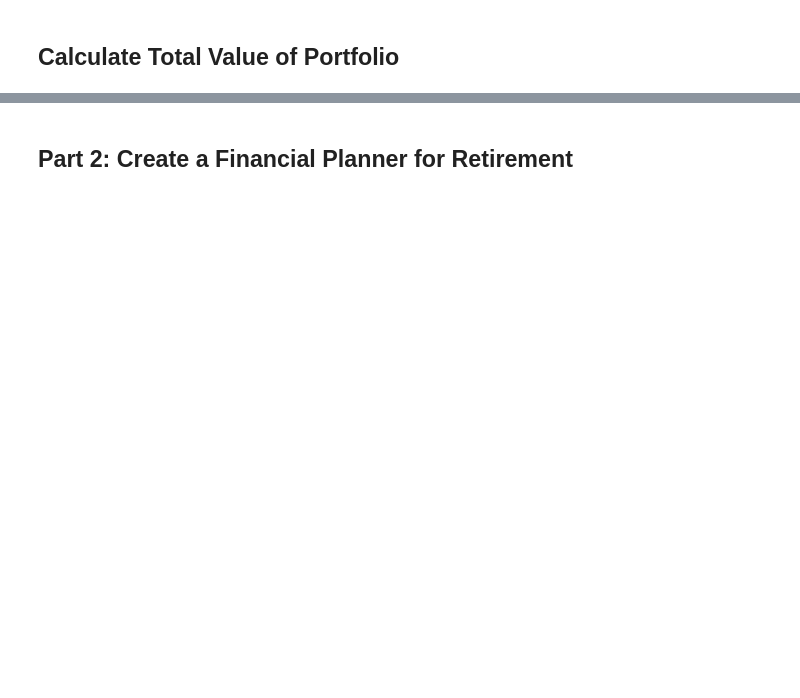
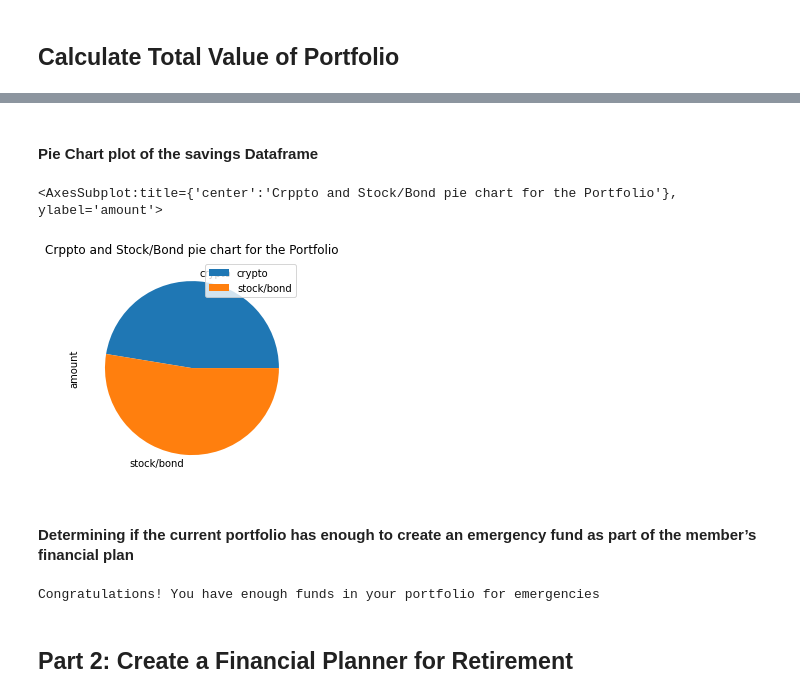
Before and after one commit to rupikaranjan/Plan_Your_Finance, a Jupyter notebook: financial_planning_tools.ipynb, the cells around one changed output, grey strips where cells are left out. Saved outputs shown, nothing was run; the diff lists cells and outputs as text; code cells hidden in the pictures; blank space fills up the shorter version.

Commit message:
Added Evaluation of emergency funds for the portfolio

```diff
--- a/financial_planning_tools.ipynb
+++ b/financial_planning_tools.ipynb
@@ -242,0 +267,4 @@ Name: close, dtype: float64
+# %%
+# Navigate portfolio_df and get SPY closing price
+spy_close_price = float(portfolio_df["SPY"]["close"])
+spy_close_price
@@ -309,6 +331,7 @@ In this section, you’ll use the valuations for the cryptocurrency wallet and f
 # %%
 # Consolidate financial assets data into a Python list
-# YOUR CODE HERE
+savings_data = [total_crypto_wallet,total_stocks_bonds]
 
-# Review the Python list savings_data
-# YOUR CODE HERE
+
+print("\nThe portfolio saving data value is :")
+savings_data
@@ -363,0 +343,7 @@ Step 2. Create a series of three if statements to determine if the member’s to
+# %%
+savings_df = pd.DataFrame(savings_data,
+                         columns=["amount"],
+                         index=["crypto","stock/bond"])
+
+print("\nSavings Dataframe : ")
+savings_df
@@ -363,0 +355,11 @@ Step 2. Create a series of three if statements to determine if the member’s to
+# %% [markdown]
+#### Pie Chart plot of the savings Dataframe
+# %%
+savings_df.plot.pie(title="Crppto and Stock/Bond pie chart for the Portfolio",
+                   y="amount",
+                   )
+# %% [output]
+<AxesSubplot:title={'center':'Crppto and Stock/Bond pie chart for the Portfolio'}, ylabel='amount'>
+[figure, added]
+# %% [markdown]
+#### Determining if the current portfolio has enough to create an emergency fund as part of the member’s financial plan
@@ -364,3 +370,14 @@ Step 2. Create a series of three if statements to determine if the member’s to
+# %%
+# Evaluate the possibility of creating an emergency fund with 3 conditions:
+
+if total_portfolio > emergency_fund_value:
+    print("\nCongratulations! You have enough funds in your portfolio for emergencies")
+elif total_portfolio == emergency_fund_value:
+    print("\nCongratulations! You just met the goal of having enough emergency fund in your Portfolio")
+else:
+    print(f"\nYour Portfolio does not have enough emergency fund. You still need ${emergency_fund_value - total_portfolio} to meet your emergency fund goal.")
+# %% [output]
+Congratulations! You have enough funds in your portfolio for emergencies
 # %% [markdown]
 ## Part 2: Create a Financial Planner for Retirement
 # %% [markdown]
```
Also changed, not shown: parts of 23 cells of this notebook, 3 other files.
